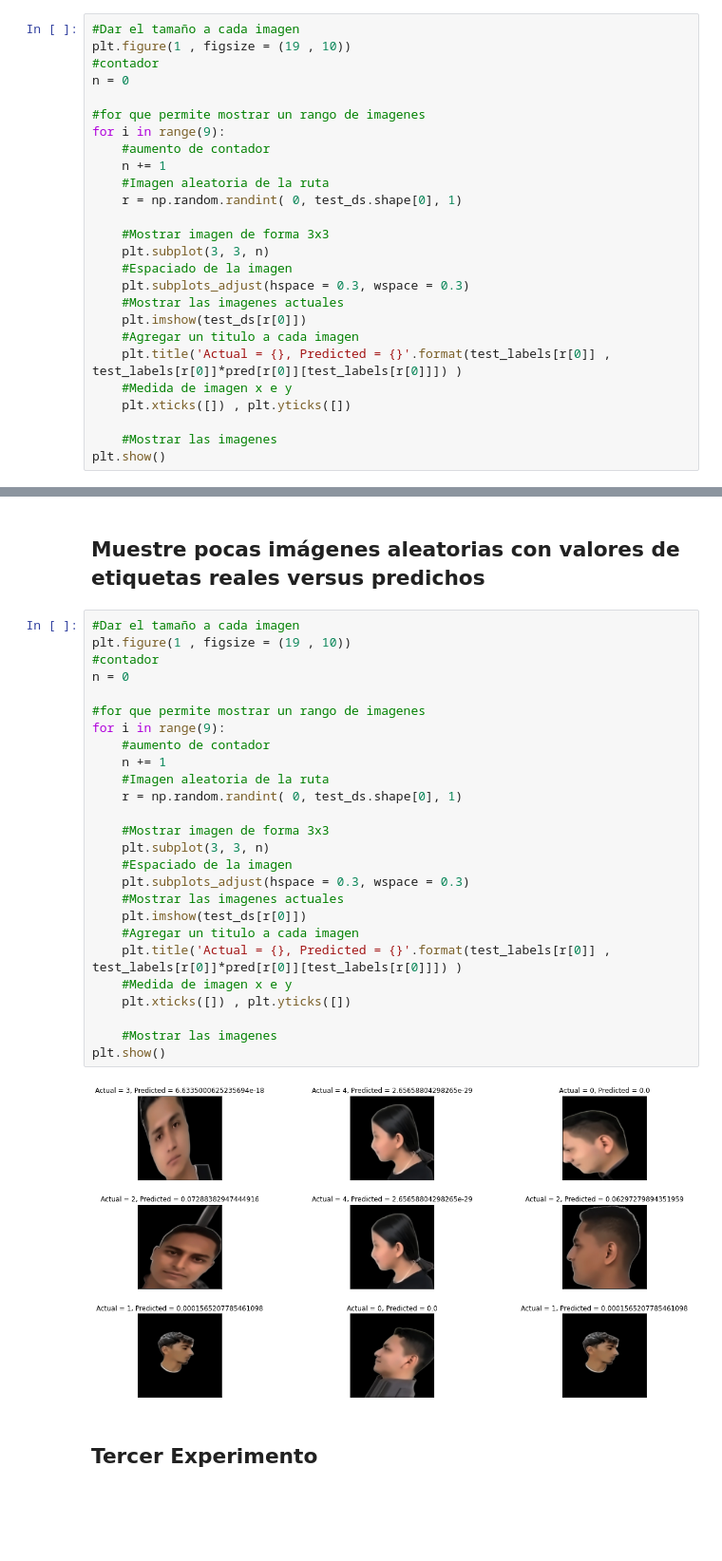
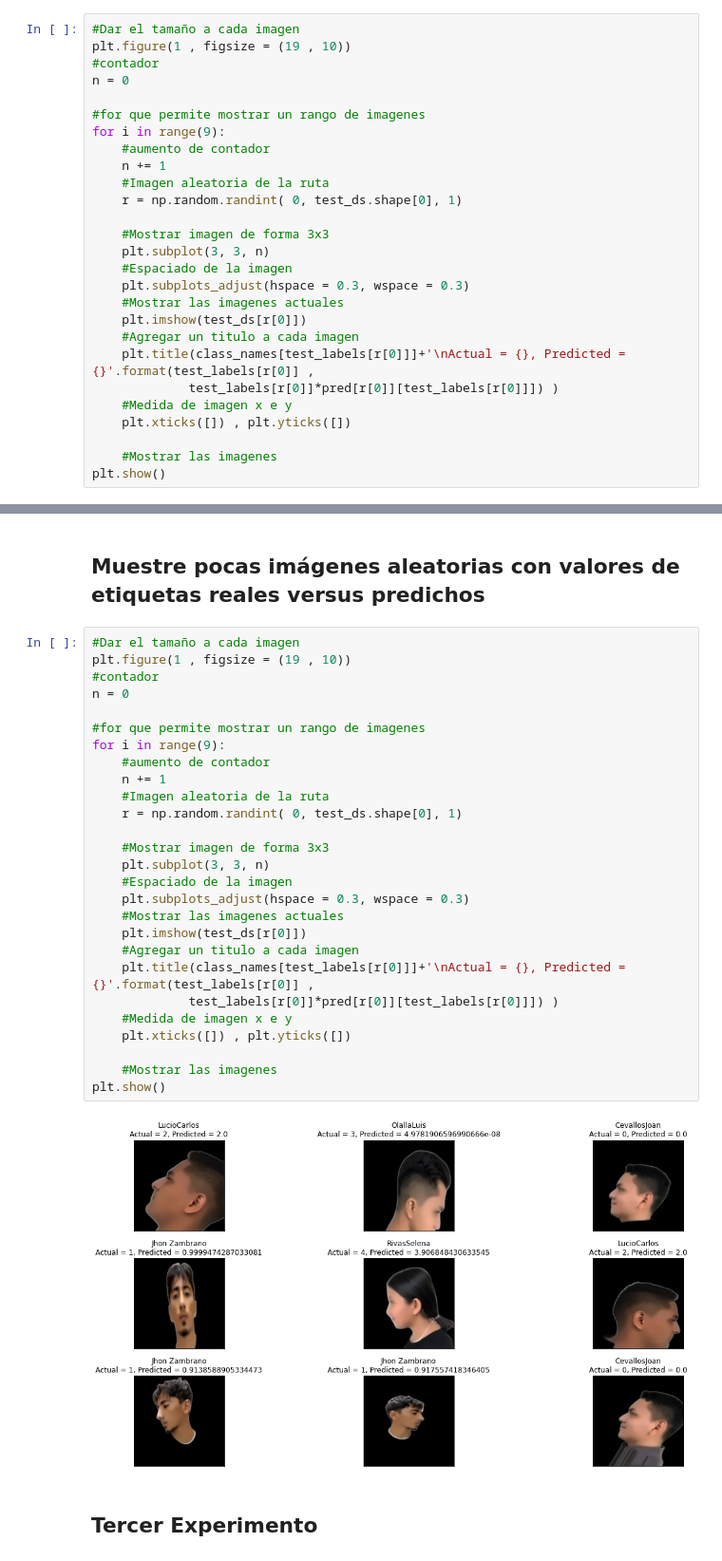
Before and after one commit to LuisOlalla/ProyectoU3_Lucio_Olalla, a Jupyter notebook: [NRC_6278]_LucioCarlos_OlallaLuis_Lab1.ipynb, the cells around one changed output, grey strips where cells are left out. Shown at 95% size. Cells and saved outputs as stored; diff of their text form; blank space fills up the shorter version.

Commit message:
Imagenes finales

```diff
--- a/[NRC_6278]_LucioCarlos_OlallaLuis_Lab1.ipynb
+++ b/[NRC_6278]_LucioCarlos_OlallaLuis_Lab1.ipynb
@@ -758,7 +745,8 @@ for i in range(9):
     #Mostrar las imagenes actuales
     plt.imshow(test_ds[r[0]])
     #Agregar un titulo a cada imagen
-    plt.title('Actual = {}, Predicted = {}'.format(test_labels[r[0]] , test_labels[r[0]]*pred[r[0]][test_labels[r[0]]]) )
+    plt.title(class_names[test_labels[r[0]]]+'\nActual = {}, Predicted = {}'.format(test_labels[r[0]] ,
+             test_labels[r[0]]*pred[r[0]][test_labels[r[0]]]) )
     #Medida de imagen x e y
     plt.xticks([]) , plt.yticks([])
 
@@ -903,31 +891,32 @@ pred.shape
 # %%
 #Dar el tamaño a cada imagen
 plt.figure(1 , figsize = (19 , 10))
 #contador
 n = 0
 
 #for que permite mostrar un rango de imagenes
 for i in range(9):
     #aumento de contador
     n += 1
     #Imagen aleatoria de la ruta
     r = np.random.randint( 0, test_ds.shape[0], 1)
 
     #Mostrar imagen de forma 3x3
     plt.subplot(3, 3, n)
     #Espaciado de la imagen
     plt.subplots_adjust(hspace = 0.3, wspace = 0.3)
     #Mostrar las imagenes actuales
     plt.imshow(test_ds[r[0]])
     #Agregar un titulo a cada imagen
-    plt.title('Actual = {}, Predicted = {}'.format(test_labels[r[0]] , test_labels[r[0]]*pred[r[0]][test_labels[r[0]]]) )
+    plt.title(class_names[test_labels[r[0]]]+'\nActual = {}, Predicted = {}'.format(test_labels[r[0]] ,
+             test_labels[r[0]]*pred[r[0]][test_labels[r[0]]]) )
     #Medida de imagen x e y
     plt.xticks([]) , plt.yticks([])
 
     #Mostrar las imagenes
 plt.show()
 # %% [output]
-[figure, old version]
+[figure, new version]
 # %% [markdown]
 ## Tercer Experimento
 # %%
```
Also changed, not shown: parts of 61 cells of this notebook.
